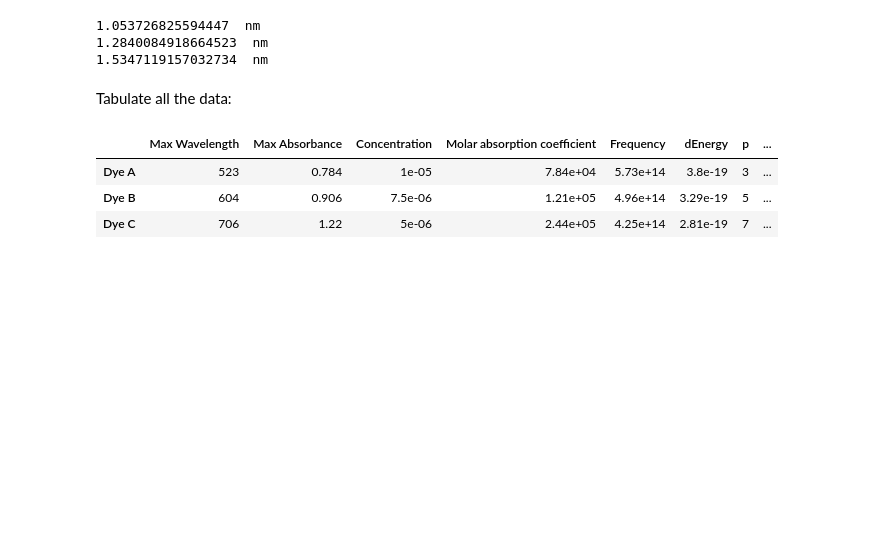
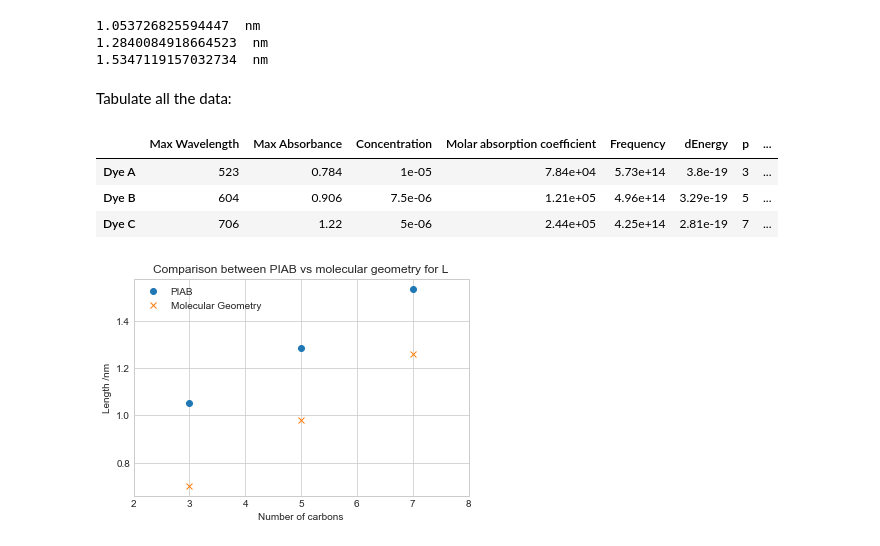
Before and after one commit to laperk01/CHEM2011, a Jupyter notebook: PiaB/Particle in a Box.ipynb, the cells around one changed output. Cells and saved outputs as stored; diff of their text form; code cells hidden in the pictures; blank space fills up the shorter version.

```diff
--- a/PiaB/Particle in a Box.ipynb
+++ b/PiaB/Particle in a Box.ipynb
@@ -210,6 +210,9 @@ for dye in dye_list:
 Tabulate all the data:
 # %%
 final_table = pd.DataFrame.from_dict([dyeA, dyeB, dyeC])
+# Add molecular geometry L:
+final_table['Lgeom'] = [0.7e-9, 0.98e-9, 1.26e-9]
+
 final_table.index = ['Dye A', 'Dye B', 'Dye C']
 final_table.style.format("{:.3g}")
 # %% [output]
@@ -226,0 +223,23 @@ plt.savefig('Dyes_absorption.png', dpi=150)  # Save the figure
+# %%
+x = final_table['p']
+L = final_table['L']*1e9
+Lgeom = final_table['Lgeom']*1e9
+# %%
+fig = plt.figure()
+plt.plot(x, L, 'o', label='PIAB')
+plt.plot(x, Lgeom, 'x', label='Molecular Geometry')
+
+#ax = final_table.plot.scatter(x='p', y='L', color='b', label='PIAB');
+#final_table.plot.scatter(x='p', y='Lgeom', color='r', label='Molecular Geometry', ax=ax)
+# Need to change ylim?
+
+plt.xticks(ticks=[2,3,4,5,6,7,8])
+plt.xlabel('Number of carbons')
+plt.ylabel('Length /nm')
+plt.title('Comparison between PIAB vs molecular geometry for L')
+plt.legend()
+plt.show()
+
+#fig.savefig('L_comparison.png', dpi=150)  # Save the figure
+# %% [output]
+[figure, added]
```
Also changed, not shown: parts of 4 cells of this notebook, 1 other file.
